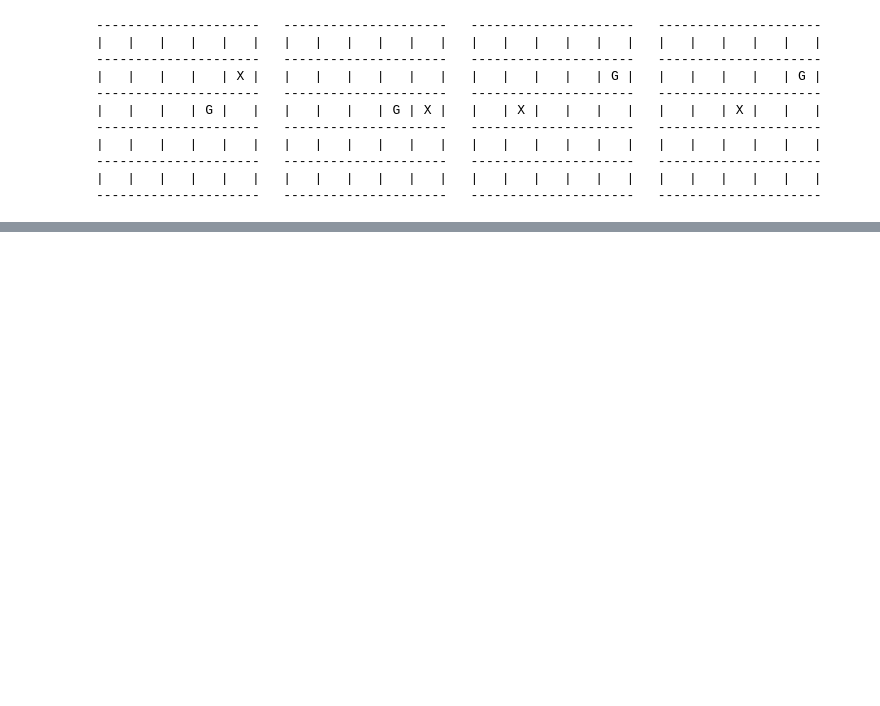
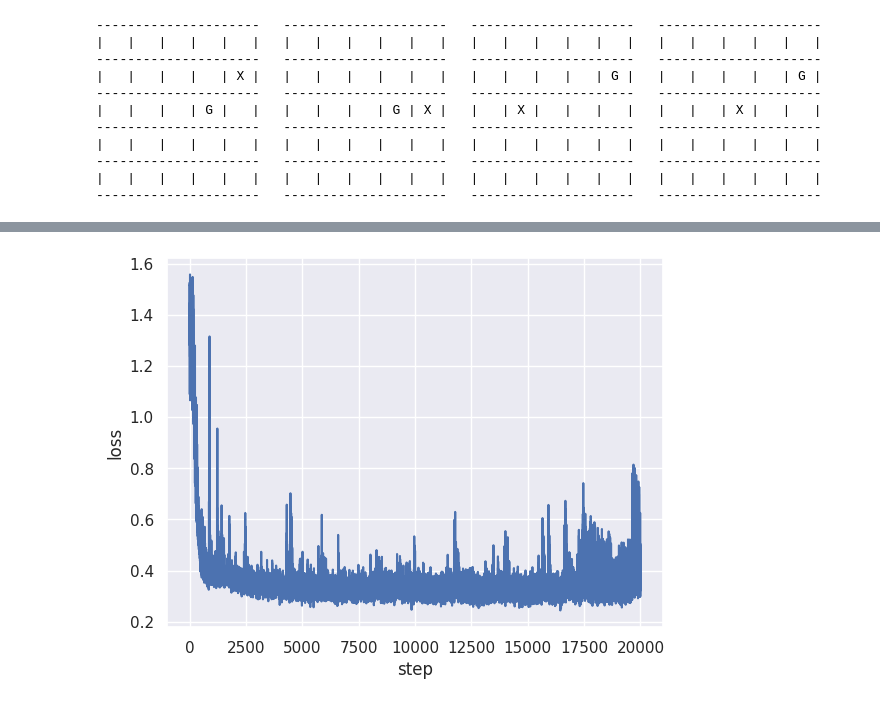
Before and after one commit to DylanCope/poclaps, a Jupyter notebook: gen_seqs_with_world_model.ipynb, the cells around one changed output, grey strips where cells are left out. Drawn from its saved outputs; the diff is of its cells as text; code cells hidden in the pictures; blank space fills up the shorter version.

```diff
--- a/gen_seqs_with_world_model.ipynb
+++ b/gen_seqs_with_world_model.ipynb
@@ -307,7 +340,7 @@ def logits_to_real_obs(logits, n_envs=4, temp=0.1):
         ], axis=-1
     )
 # %%
-pred_next_obs_logits = transition_model.apply(train_state.params, inputs)
+pred_next_obs_logits = transition_model.apply(transition_model_train_state.params, inputs)
 pred_next_obs = logits_to_real_obs(pred_next_obs_logits)
 # %%
 precision = 5
@@ -317,7 +350,7 @@ accuracy
 # %% [output]
 Array(1., dtype=float32)
 # %%
-pred_next_obs_logits = transition_model.apply(train_state.params, inputs)
+pred_next_obs_logits = transition_model.apply(transition_model_train_state.params, inputs)
 # pred_next_obs = logits_to_real_obs(pred_next_obs_logits)[0].round()
 pi, *_ = pretrained_policy(obs)
 pred_act = pi.sample(seed=jax.random.PRNGKey(0))
@@ -445,0 +482,18 @@ Array([4., 3., 1., 2., 3., 2., 3., 3., 1., 3., 1., 2., 1., 1., 3., 0., 1.,
+# %%
+class InitObsModel(nn.Module):
+    obs_dim: int
+    hidden_dim: int = 256
+
+    @nn.compact
+    def __call__(self, noise):
+        """
+        Args:
+            noise: (B, D)
+        """
+        x = nn.Dense(self.hidden_dim)(noise)
+        x = nn.relu(x)
+        x = nn.Dense(self.hidden_dim)(x)
+        x = nn.relu(x)
+        x = nn.Dense(self.obs_dim)(x)
+
+        return x
@@ -445,0 +793,9 @@ Array([4., 3., 1., 2., 3., 2., 3., 3., 1., 3., 1., 2., 1., 1., 3., 0., 1.,
+# %%
+inputs, traj_batch = sample_sequences(jax.random.PRNGKey(0), n_seqs=2, seq_len=8)
+obs_action_decoder = ObsActionDecoder(traj_batch.obs.shape[-1], 64)
+
+init_params = obs_action_decoder.init(jax.random.PRNGKey(0), inputs)
+
+obs_preds, action_pred_logits = obs_action_decoder.apply(init_params, inputs)
+
+true_actions, messages, rng, seq_mask = inputs
@@ -445,0 +898,16 @@ Array([4., 3., 1., 2., 3., 2., 3., 3., 1., 3., 1., 2., 1., 1., 3., 0., 1.,
+# %%
+import matplotlib.pyplot as plt
+import seaborn as sns
+import pandas as pd
+
+sns.set_theme()
+
+df = pd.DataFrame({
+    'loss': metrics['loss'],
+    'step': metrics['step']
+})
+
+sns.lineplot(df, x='step', y='loss')
+plt.show()
+# %% [output]
+[figure, added]
```
Also changed, not shown: parts of 36 cells of this notebook, 15 other files.
